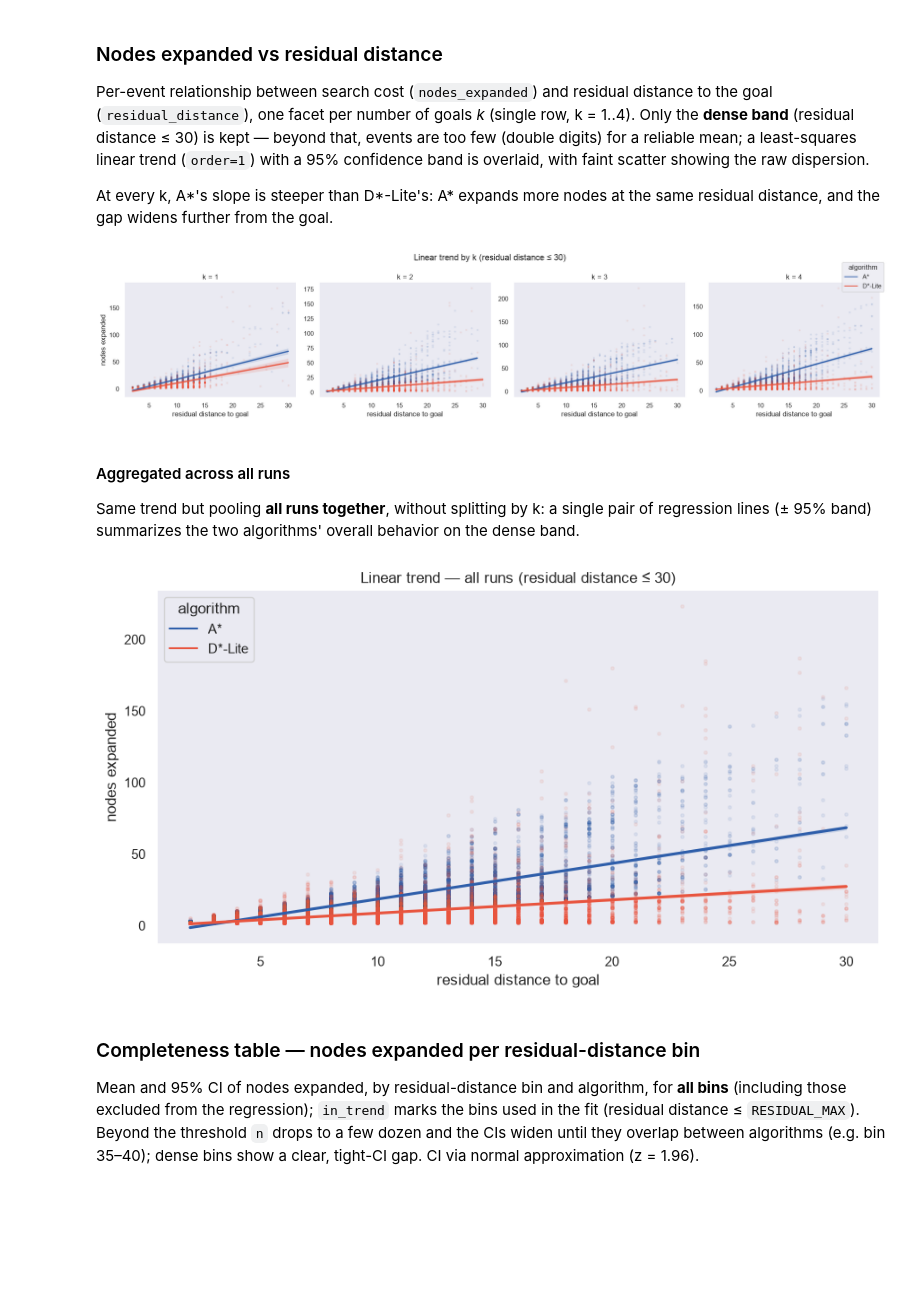
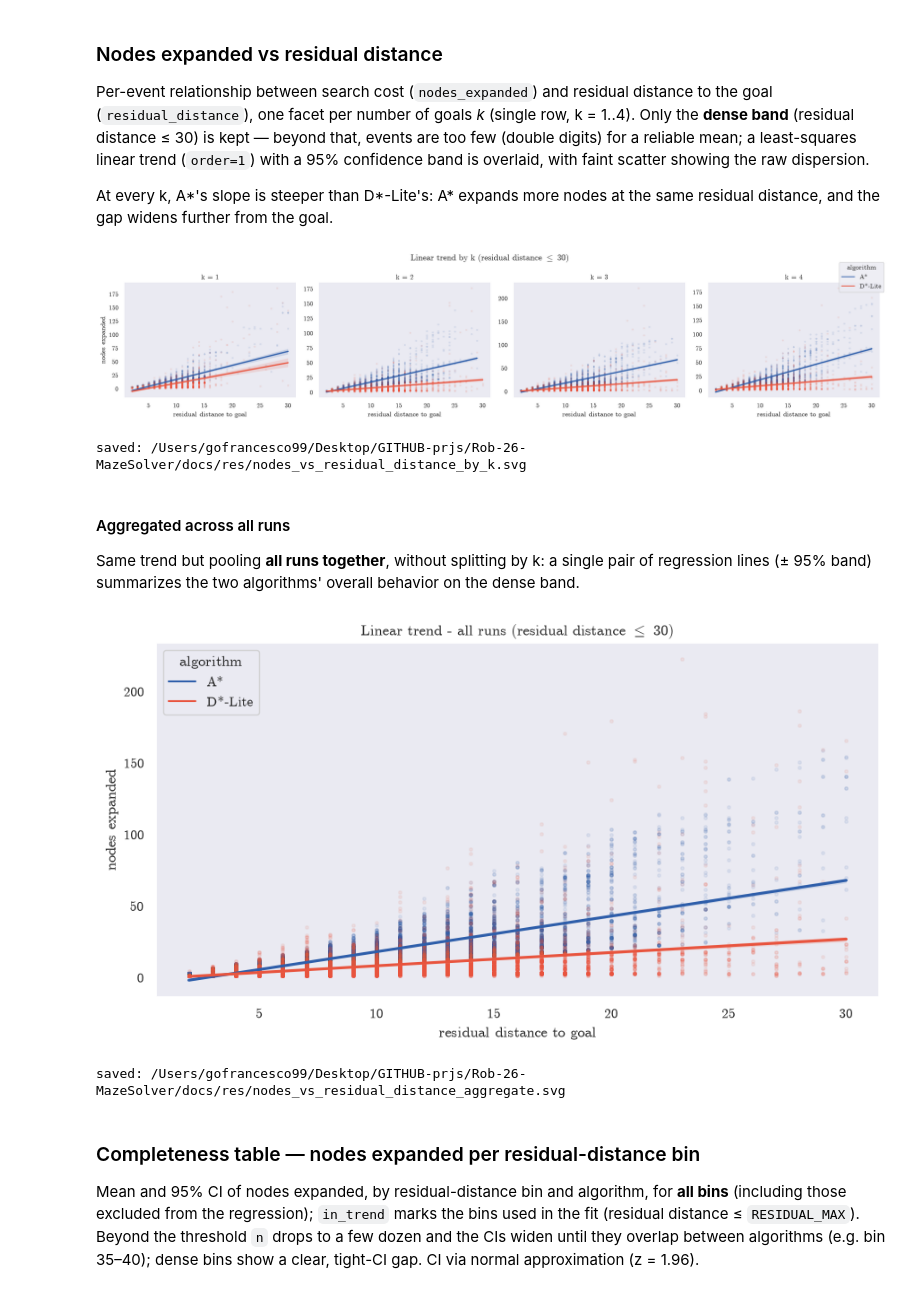
Before and after one commit to FrancescoGuarda/Rob-26-MazeSolver, a Jupyter notebook: notebooks/data_analysis.ipynb, the cells around one changed output. Saved outputs shown, nothing was run; the diff lists cells and outputs as text; code cells hidden in the pictures; blank space fills up the shorter version.

```diff
--- a/notebooks/data_analysis.ipynb
+++ b/notebooks/data_analysis.ipynb
@@ -27,7 +27,17 @@ import seaborn as sns
 
 sns.set_theme(style="dark", context="notebook")
 
+# LaTeX-like (Computer Modern) look, matching the pandoc/LaTeX report font.
+plt.rcParams.update({
+    "font.family": "serif",
+    "font.serif": ["cmr10"],
+    "mathtext.fontset": "cm",
+    "axes.unicode_minus": False,
+    "axes.formatter.use_mathtext": True,
+})
+
 LOGS_DIR = Path.cwd().parent / "results" / "logs"
+FIGURES_DIR = Path.cwd().parent / "docs" / "res"
 
 # Scalar fields -> DataFrame columns. Structures (wall_matrix, visit_matrix,
 # replanning_events, scenario) stay out: fetched from raw_logs via run_id.
@@ -171,35 +186,40 @@ for rid in rep_runs:
     for e in log["replanning_events"]:
         ev_rows.append({
             "goal_count": log["goal_count"],
             "algorithm": ALGO_LABEL[log["algorithm"]],
             "residual_distance": e["residual_distance"],
             "nodes_expanded": e["nodes_expanded"],
         })
 events = pd.DataFrame(ev_rows)
 events = events[events["residual_distance"] > 0]   # drop -1 (inf) and 0
 
 # Dense band: beyond ~30 events are too few, the tail isn't reliable.
 RESIDUAL_MAX = 30
 dense = events[events["residual_distance"] <= RESIDUAL_MAX]
 
 grid = sns.lmplot(
     data=dense, x="residual_distance", y="nodes_expanded",
     hue="algorithm", col="goal_count", col_wrap=4, order=1, ci=95,
     palette={"A*": ALGO_COLOR["astar"], "D*-Lite": ALGO_COLOR["dstar_lite"]},
     height=3.8, aspect=1.25, facet_kws={"sharey": False, "sharex": False},
     scatter_kws={"s": 6, "alpha": 0.08}, legend=False,
 )
 grid.set_axis_labels("residual distance to goal", "nodes expanded")
 grid.set_titles("k = {col_name}")
 legend_handles = [mlines.Line2D([], [], color=ALGO_COLOR[a], label=l)
                    for a, l in ALGO_LABEL.items()]
 grid.figure.legend(handles=legend_handles, title="algorithm",
                     loc="upper right", bbox_to_anchor=(1.0, 1.05))
 grid.figure.suptitle(
-    f"Linear trend by k (residual distance ≤ {RESIDUAL_MAX})", y=1.08)
+    rf"Linear trend by k (residual distance $\leq$ {RESIDUAL_MAX})", y=1.08)
 plt.show()
 # %% [output]
-[figure, old version]
+[figure, new version]
+# %%
+grid.figure.savefig(FIGURES_DIR / "nodes_vs_residual_distance_by_k.svg", bbox_inches="tight")
+print(f"saved: {FIGURES_DIR / 'nodes_vs_residual_distance_by_k.svg'}")
+# %% [output]
+saved: /Users/gofrancesco99/Desktop/GITHUB-prjs/Rob-26-MazeSolver/docs/res/nodes_vs_residual_distance_by_k.svg
 # %% [markdown]
 #### Aggregated across all runs
 
@@ -207,7 +227,7 @@ Same trend but pooling **all runs together**, without splitting by k: a single
 pair of regression lines (± 95% band) summarizes the two algorithms' overall
 behavior on the dense band.
 # %%
-plt.figure(figsize=(9, 5))
+fig = plt.figure(figsize=(9, 5))
 for algo, label in ALGO_LABEL.items():
     sub = dense[dense["algorithm"] == label]
     sns.regplot(data=sub, x="residual_distance", y="nodes_expanded", order=1, ci=95,
@@ -217,11 +237,16 @@ handles = [mlines.Line2D([], [], color=ALGO_COLOR[a], label=l)
 plt.legend(handles=handles, title="algorithm")
 plt.xlabel("residual distance to goal")
 plt.ylabel("nodes expanded")
-plt.title(f"Linear trend — all runs (residual distance ≤ {RESIDUAL_MAX})")
+plt.title(rf"Linear trend - all runs (residual distance $\leq$ {RESIDUAL_MAX})")
 plt.tight_layout()
 plt.show()
 # %% [output]
-[figure, old version]
+[figure, new version]
+# %%
+fig.savefig(FIGURES_DIR / "nodes_vs_residual_distance_aggregate.svg", bbox_inches="tight")
+print(f"saved: {FIGURES_DIR / 'nodes_vs_residual_distance_aggregate.svg'}")
+# %% [output]
+saved: /Users/gofrancesco99/Desktop/GITHUB-prjs/Rob-26-MazeSolver/docs/res/nodes_vs_residual_distance_aggregate.svg
 # %% [markdown]
 ### Completeness table — nodes expanded per residual-distance bin
 
```
Also changed, not shown: parts of 5 cells of this notebook.
